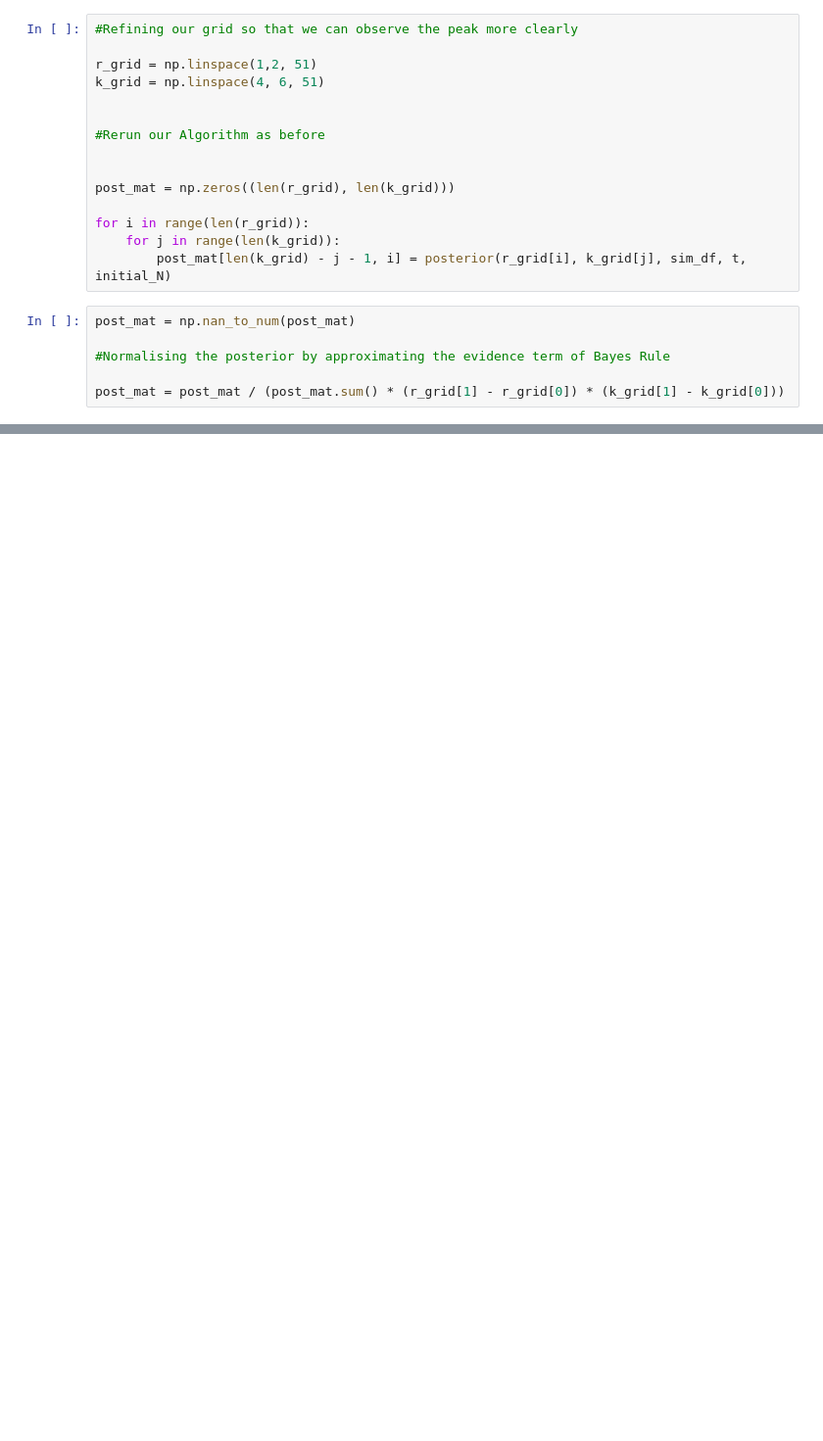
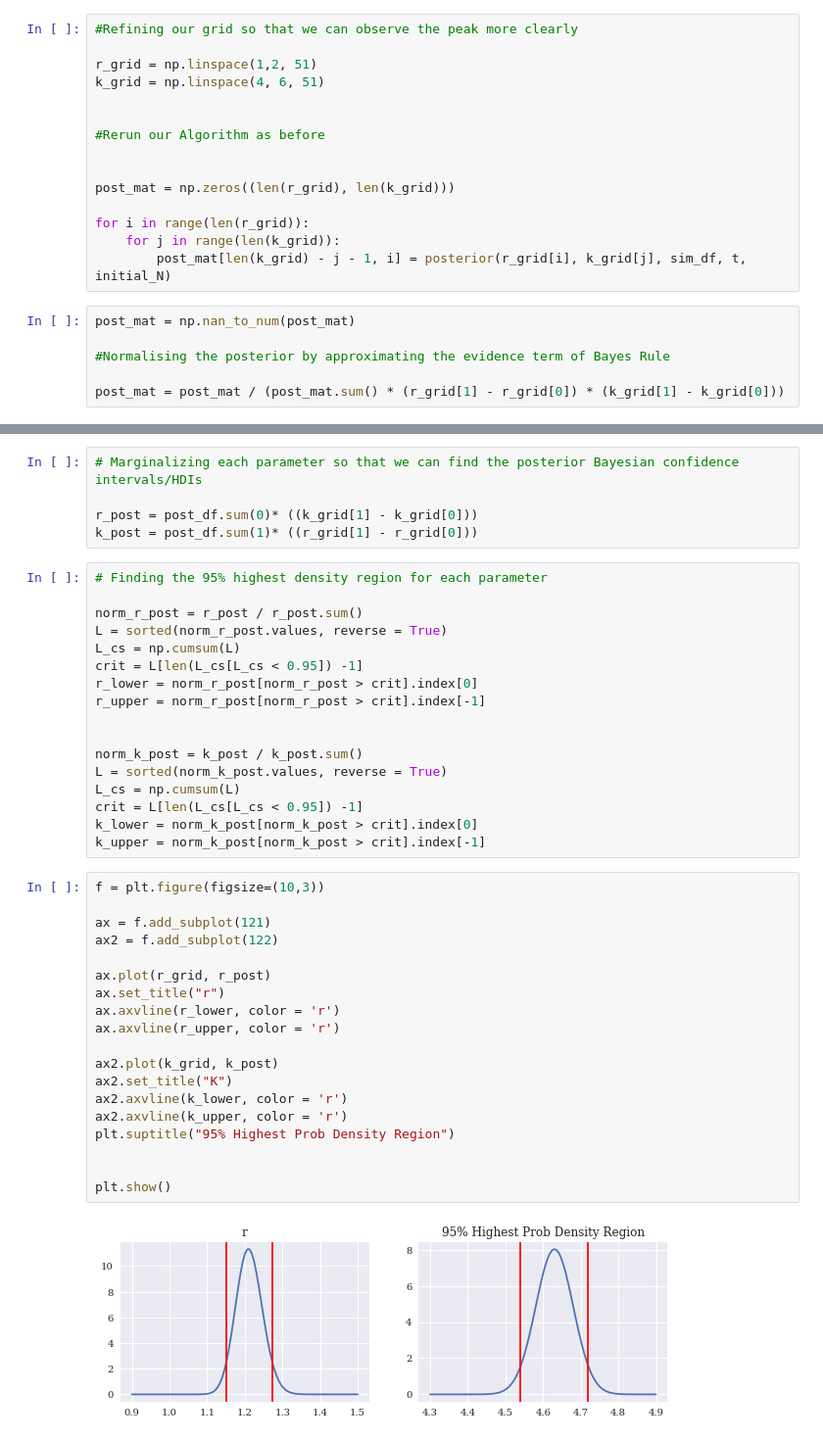
Before and after one commit to thomasarmstrong98/ODE_statistical_inference, a Jupyter notebook: two_param_logitic_grid_approx.ipynb, the cells around one changed output, grey strips where cells are left out. Shown at 98% size. Cells and saved outputs as stored; diff of their text form; blank space fills up the shorter version.

```diff
--- a/two_param_logitic_grid_approx.ipynb
+++ b/two_param_logitic_grid_approx.ipynb
@@ -329,0 +392,43 @@ Text(0.5, 0, '$p(r, K \\mid y)$')
+# %%
+# Marginalizing each parameter so that we can find the posterior Bayesian confidence intervals/HDIs
+
+r_post = post_df.sum(0)* ((k_grid[1] - k_grid[0]))
+k_post = post_df.sum(1)* ((r_grid[1] - r_grid[0]))
+# %%
+# Finding the 95% highest density region for each parameter
+
+norm_r_post = r_post / r_post.sum()
+L = sorted(norm_r_post.values, reverse = True)
+L_cs = np.cumsum(L)
+crit = L[len(L_cs[L_cs < 0.95]) -1]
+r_lower = norm_r_post[norm_r_post > crit].index[0]
+r_upper = norm_r_post[norm_r_post > crit].index[-1]
+
+
+norm_k_post = k_post / k_post.sum()
+L = sorted(norm_k_post.values, reverse = True)
+L_cs = np.cumsum(L)
+crit = L[len(L_cs[L_cs < 0.95]) -1]
+k_lower = norm_k_post[norm_k_post > crit].index[0]
+k_upper = norm_k_post[norm_k_post > crit].index[-1]
+# %%
+f = plt.figure(figsize=(10,3))
+
+ax = f.add_subplot(121)
+ax2 = f.add_subplot(122)
+
+ax.plot(r_grid, r_post)
+ax.set_title("r")
+ax.axvline(r_lower, color = 'r')
+ax.axvline(r_upper, color = 'r')
+
+ax2.plot(k_grid, k_post)
+ax2.set_title("K")
+ax2.axvline(k_lower, color = 'r')
+ax2.axvline(k_upper, color = 'r')
+plt.suptitle("95% Highest Prob Density Region")
+
+
+plt.show()
+# %% [output]
+[figure, added]
```
Also changed, not shown: parts of 27 cells of this notebook.
